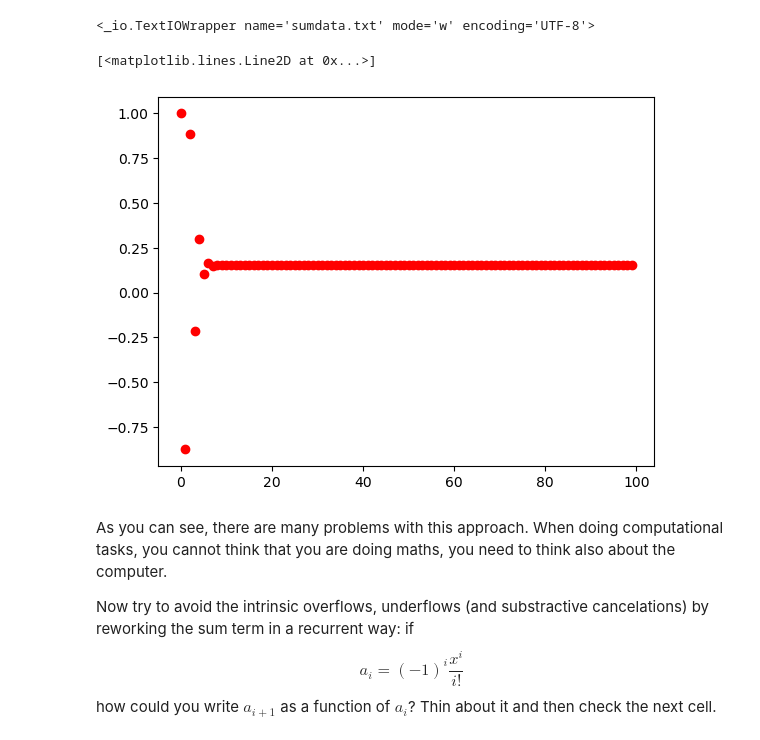
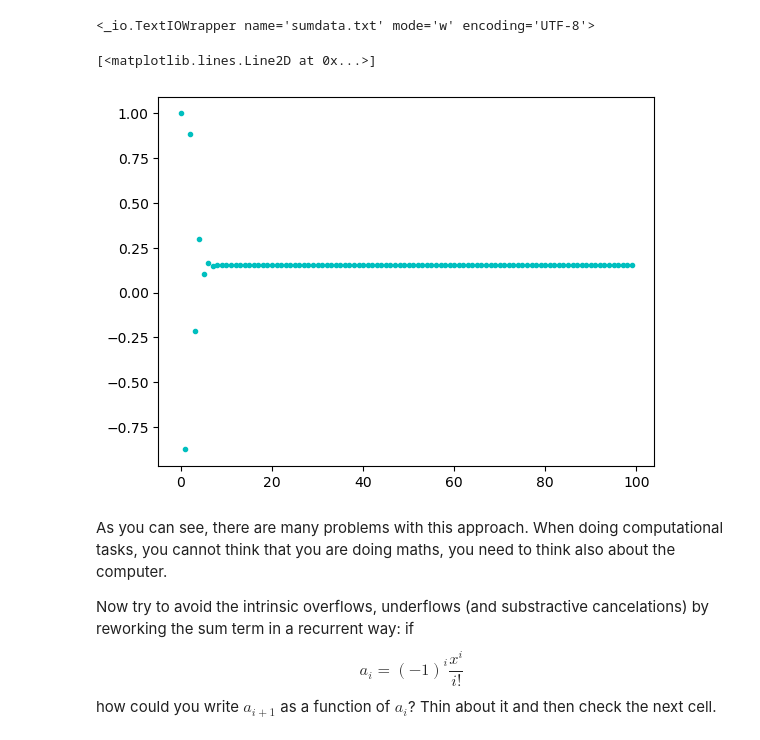
Before and after one commit to rifusaki/college, a Jupyter notebook: Classwork/03_Error/NumError.ipynb, the cells around one changed output. Saved outputs shown, nothing was run; the diff lists cells and outputs as text; code cells hidden in the pictures.

```diff
--- a/Classwork/03_Error/NumError.ipynb
+++ b/Classwork/03_Error/NumError.ipynb
@@ -46,11 +46,11 @@ exp_expansion(x=1.8766, N=100, fname="sumdata.txt")
 # %%
 #%matplotlib notebook
 # Plot the data
 x, y = np.loadtxt('sumdata.txt', unpack = True, delimiter=',')
-plt.plot(x, y, 'ro')
+plt.plot(x, y, 'c.')
 # %% [output]
 [<matplotlib.lines.Line2D at 0x...>]
-[figure, old version]
+[figure, new version]
 # %% [markdown]
 As you can see, there are many problems with this approach. When doing computational tasks, you cannot think that  you are doing maths, you need to think also about the computer.
 
```
Also changed, not shown: parts of 3 cells of this notebook.
